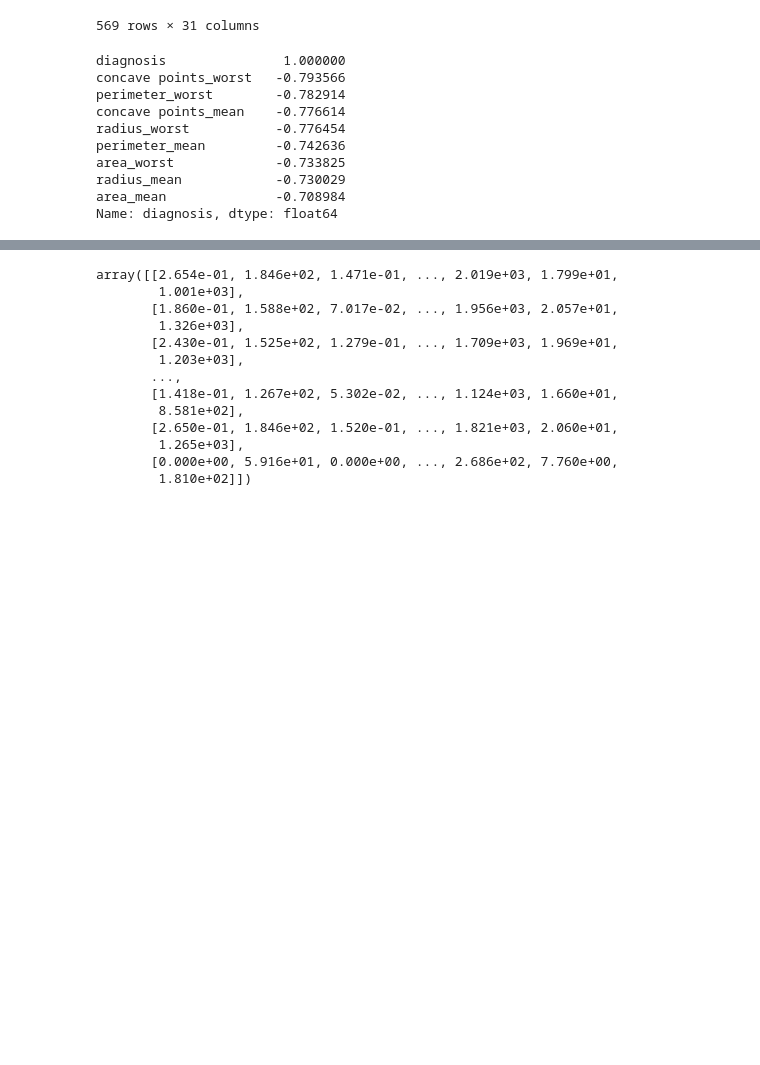
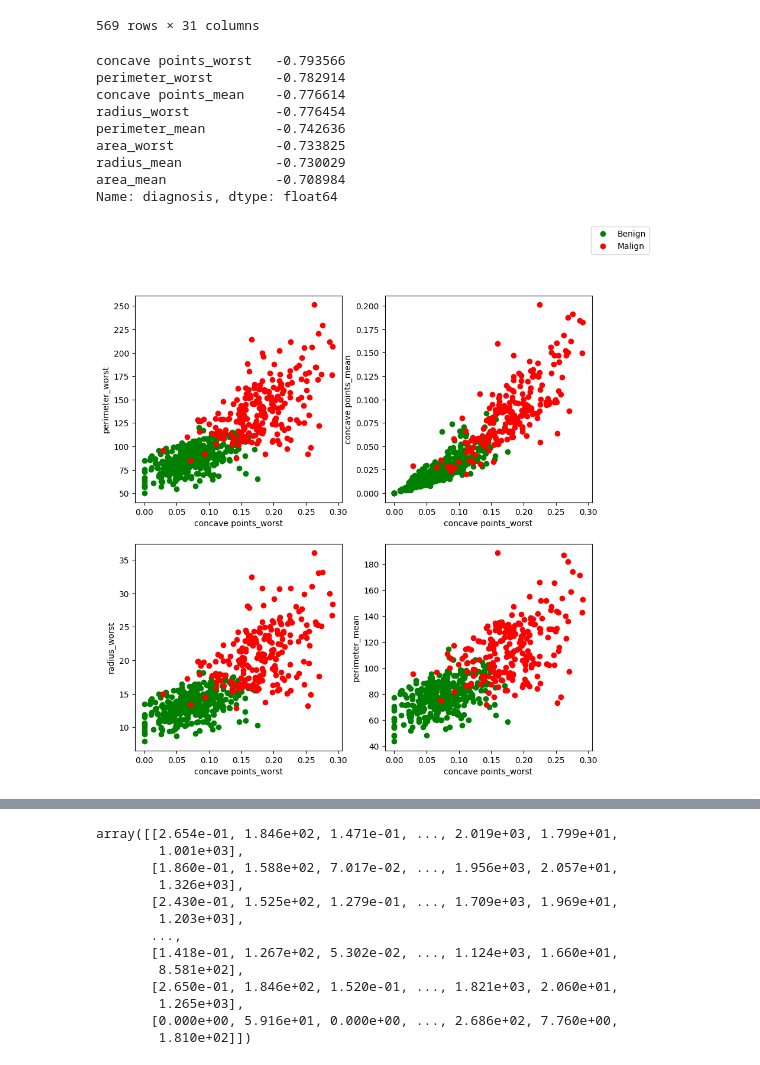
Before and after one commit to Yachim/cancer-prediction, a Jupyter notebook: notebooks/global.ipynb, the cells around one changed output, grey strips where cells are left out. Saved outputs shown, nothing was run; the diff lists cells and outputs as text; code cells hidden in the pictures; blank space fills up the shorter version.

Commit message:
Add plotting data

```diff
--- a/notebooks/global.ipynb
+++ b/notebooks/global.ipynb
@@ -67,9 +67,10 @@ dtype: object
 # (https://medium.com/brdata/correlation-straight-to-the-point-e692ab601f4c)
 
 corrs = data.corr().sort_values(by="diagnosis", key=lambda x: -x.abs())
-corrs[corrs["diagnosis"].abs() >= 0.7]["diagnosis"]
+corrs = corrs[corrs["diagnosis"].abs() >= 0.7]["diagnosis"][1:]
+
+corrs
 # %% [output]
-diagnosis               1.000000
 concave points_worst   -0.793566
 perimeter_worst        -0.782914
 concave points_mean    -0.776614
@@ -79,6 +80,51 @@ area_worst             -0.733825
 radius_mean            -0.730029
 area_mean              -0.708984
 Name: diagnosis, dtype: float64
+# %%
+# plot two most correlated data with diagnosis
+
+import matplotlib.pyplot as plt
+from matplotlib import rcParams
+rcParams["figure.figsize"] = [10, 10]
+
+benign = data[data["diagnosis"] == 1]
+malign = data[data["diagnosis"] == 0]
+
+combs = [
+    ("concave points_worst", "perimeter_worst"),
+    ("concave points_worst", "concave points_mean"),
+    ("concave points_worst", "radius_worst"),
+    ("concave points_worst", "perimeter_mean")
+]
+
+x1_b = benign["concave points_worst"]
+y1_b = benign["perimeter_worst"]
+
+x1_m = malign["concave points_worst"]
+y1_m = malign["perimeter_worst"]
+
+fig, axes = plt.subplots(2, 2)
+axes = [*axes[0], *axes[1]]
+
+for (label1, label2), ax in zip(combs, axes):
+    x_b = benign[label1]
+    y_b = benign[label2]
+
+    x_m = malign[label1]
+    y_m = malign[label2]
+
+    _ = ax.plot(x_b, y_b, color="green", marker="o", linestyle="None", label="Benign")
+    _ = ax.plot(x_m, y_m, color="red", marker="o", linestyle="None", label="Malign")
+    ax.set_box_aspect(1)
+    _ = ax.set_xlabel(label1)
+    _ = ax.set_ylabel(label2)
+
+handles, labels = axes[0].get_legend_handles_labels()
+_ = fig.legend(handles, labels)
+
+plt.show()
+# %% [output]
+[figure, added]
 # %%
 # filter data with strong correlation (see cell above)
 
```
Also changed, not shown: 3 other files.
